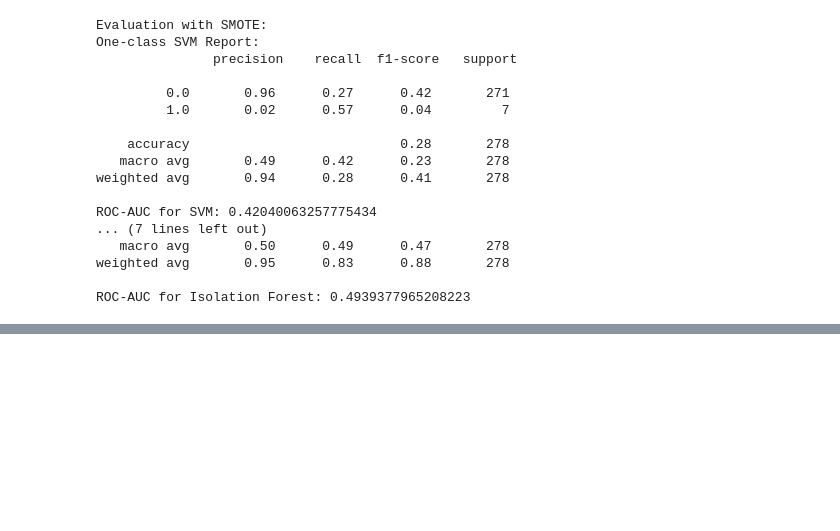
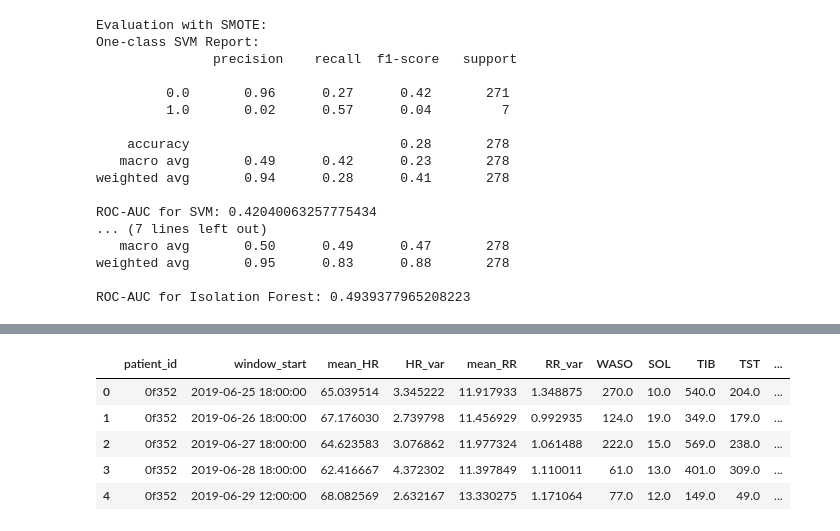
Before and after one commit to y-ghoneim/SDProject32, a Jupyter notebook: Notebooks/Sleep Anomaly Models.ipynb, the cells around one changed output, grey strips where cells are left out. Cells and saved outputs as stored; diff of their text form; code cells hidden in the pictures; blank space fills up the shorter version.

```diff
--- a/Notebooks/Sleep Anomaly Models.ipynb
+++ b/Notebooks/Sleep Anomaly Models.ipynb
@@ -96,0 +177,9 @@ ROC-AUC for Isolation Forest: 0.4939377965208223
+# %%
+data.head()
+# %% [output]
+|  | patient_id | window_start | mean_HR | HR_var | mean_RR | RR_var | WASO | SOL | TIB | TST | ... |
+| 0 | 0f352 | 2019-06-25 18:00:00 | 65.039514 | 3.345222 | 11.917933 | 1.348875 | 270.0 | 10.0 | 540.0 | 204.0 | ... |
+| 1 | 0f352 | 2019-06-26 18:00:00 | 67.176030 | 2.739798 | 11.456929 | 0.992935 | 124.0 | 19.0 | 349.0 | 179.0 | ... |
+| 2 | 0f352 | 2019-06-27 18:00:00 | 64.623583 | 3.076862 | 11.977324 | 1.061488 | 222.0 | 15.0 | 569.0 | 238.0 | ... |
+| 3 | 0f352 | 2019-06-28 18:00:00 | 62.416667 | 4.372302 | 11.397849 | 1.110011 | 61.0 | 13.0 | 401.0 | 309.0 | ... |
+| 4 | 0f352 | 2019-06-29 12:00:00 | 68.082569 | 2.632167 | 13.330275 | 1.171064 | 77.0 | 12.0 | 149.0 | 49.0 | ... |
```
Also changed, not shown: parts of 9 cells of this notebook.
